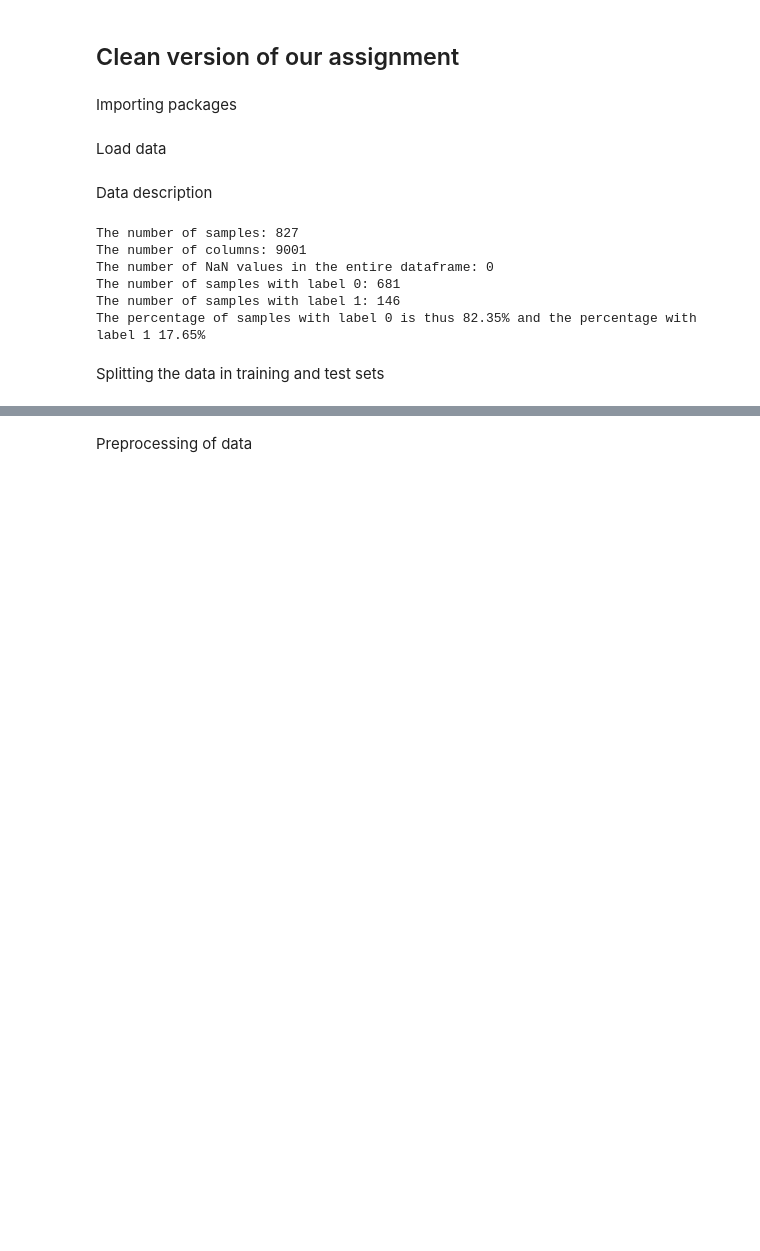
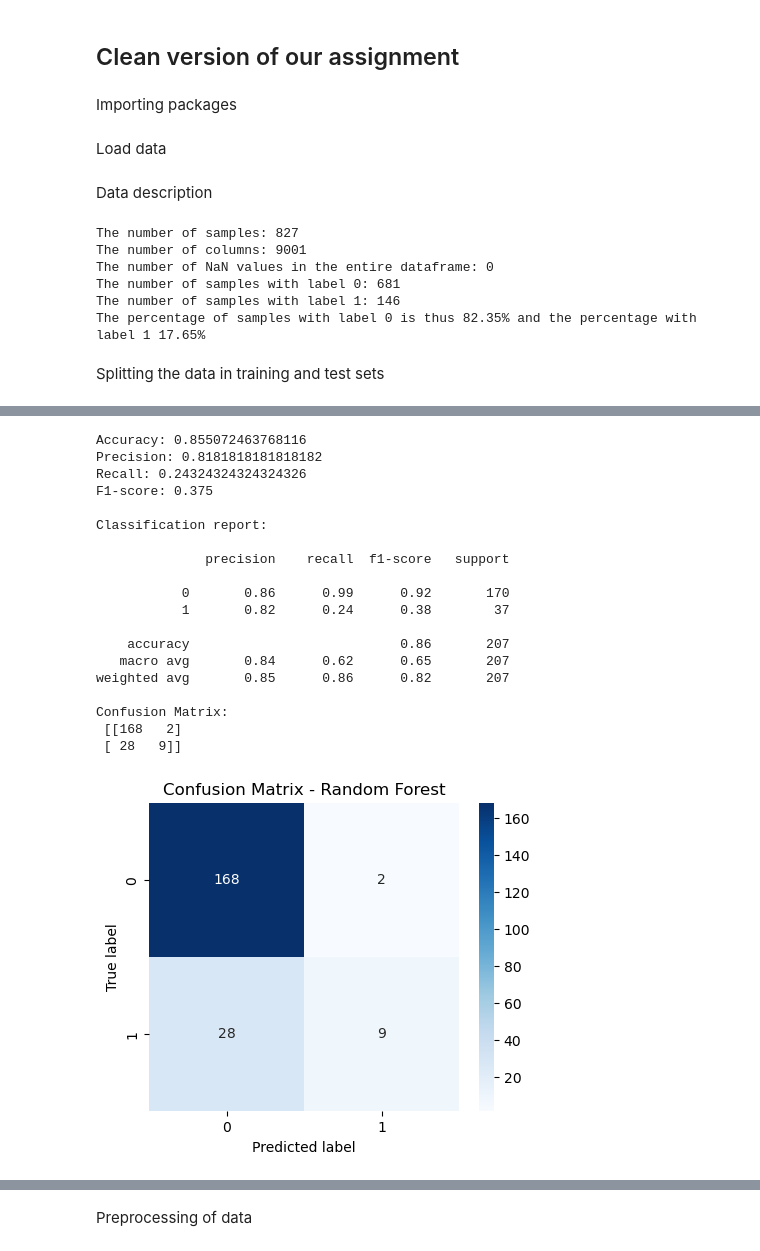
Before and after one commit to ereindersss/TM10011-Machine-learning-assignment-ECG-, a Jupyter notebook: assignment_clean.ipynb, the cells around one changed output, grey strips where cells are left out. Saved outputs shown, nothing was run; the diff lists cells and outputs as text; code cells hidden in the pictures; blank space fills up the shorter version.

Commit message:
Added Random Forest and Voting models

```diff
--- a/assignment_clean.ipynb
+++ b/assignment_clean.ipynb
@@ -84,0 +164,59 @@ x_train, x_test, y_train, y_test = train_test_split(X, Y, test_size=0.25, random
+# %%
+##Uitvoeren van Random forest classifier op de verschillende preprocessed datasets
+rf = RandomForestClassifier(
+    n_estimators=100,
+    random_state=42,
+    bootstrap=True
+)
+
+# Train het model
+rf.fit(x_train_scaled, y_train)
+
+# Maak voorspellingen
+y_pred = rf.predict(x_test_scaled)
+
+# =========================
+# Evaluatie
+# =========================
+print("Accuracy:", metrics.accuracy_score(y_test, y_pred))
+print("Precision:", precision_score(y_test, y_pred))
+print("Recall:", recall_score(y_test, y_pred))
+print("F1-score:", f1_score(y_test, y_pred))
+
+print("\nClassification report:\n")
+print(classification_report(y_test, y_pred))
+
+
+# =========================
+# Confusion matrix
+# =========================
+cm = confusion_matrix(y_test, y_pred)
+print("Confusion Matrix:\n", cm)
+
+plt.figure(figsize=(5,4))
+sns.heatmap(cm, annot=True, fmt='d', cmap='Blues')
+plt.xlabel("Predicted label")
+plt.ylabel("True label")
+plt.title("Confusion Matrix - Random Forest")
+plt.show()
+# %% [output]
+Accuracy: 0.855072463768116
+Precision: 0.8181818181818182
+Recall: 0.24324324324324326
+F1-score: 0.375
+
+Classification report:
+
+              precision    recall  f1-score   support
+
+           0       0.86      0.99      0.92       170
+           1       0.82      0.24      0.38        37
+
+    accuracy                           0.86       207
+   macro avg       0.84      0.62      0.65       207
+weighted avg       0.85      0.86      0.82       207
+
+Confusion Matrix:
+ [[168   2]
+ [ 28   9]]
+[figure, added]
```
Also changed, not shown: parts of 5 cells of this notebook.
